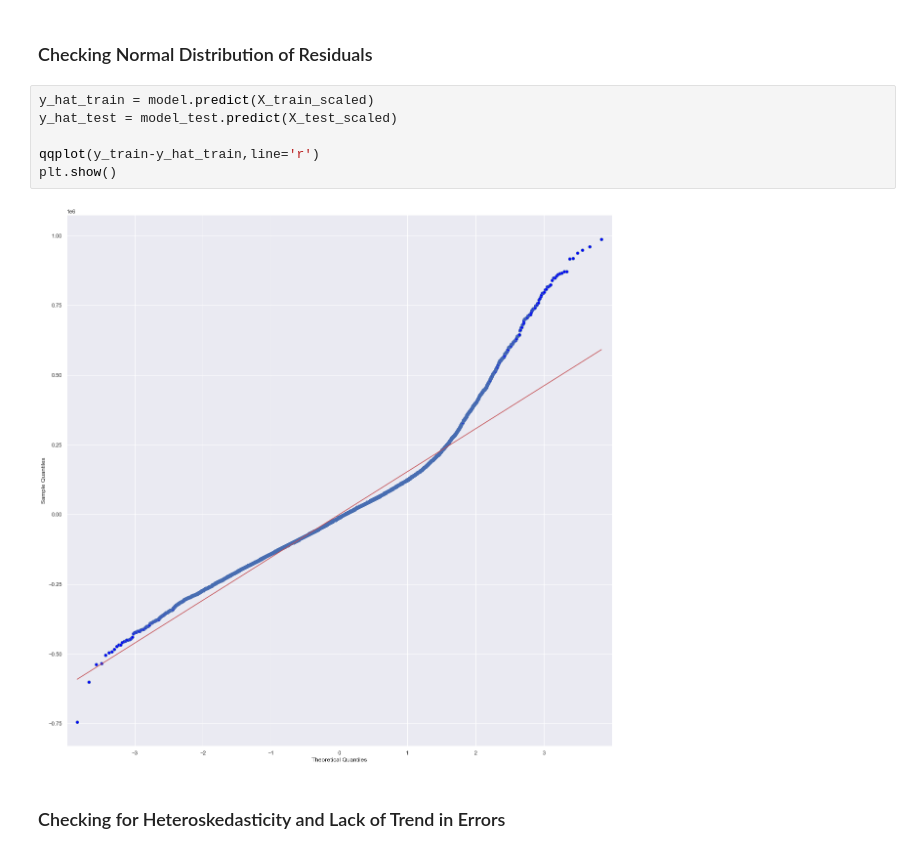
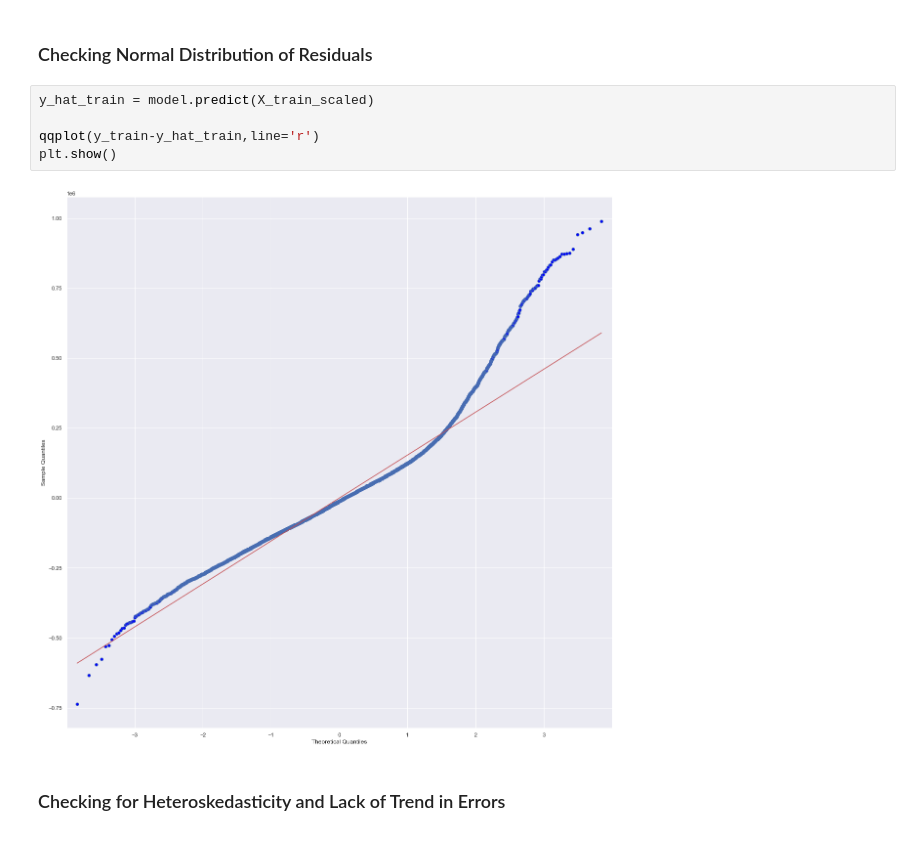
Before and after one commit to ewjohn127/dsc_project2, a Jupyter notebook: appendix/Model.ipynb, the cells around one changed output. Saved outputs shown, nothing was run; the diff lists cells and outputs as text.

```diff
--- a/appendix/Model.ipynb
+++ b/appendix/Model.ipynb
@@ -378,12 +356,11 @@ plt.show()
 ### Checking Normal Distribution of Residuals
 # %%
 y_hat_train = model.predict(X_train_scaled)
-y_hat_test = model_test.predict(X_test_scaled)
 
 qqplot(y_train-y_hat_train,line='r')
 plt.show()
 # %% [output]
-[figure, old version]
+[figure, new version]
 # %% [markdown]
 ### Checking for Heteroskedasticity and Lack of Trend in Errors
 # %%
```
Also changed, not shown: parts of 12 cells of this notebook, 5 other files.
